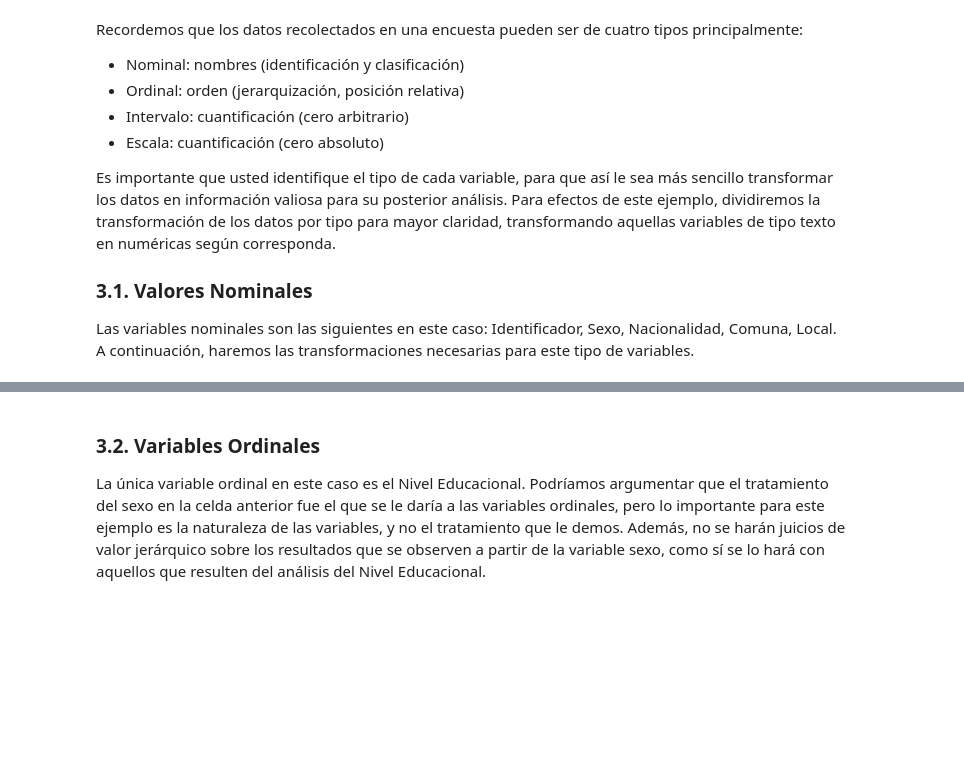
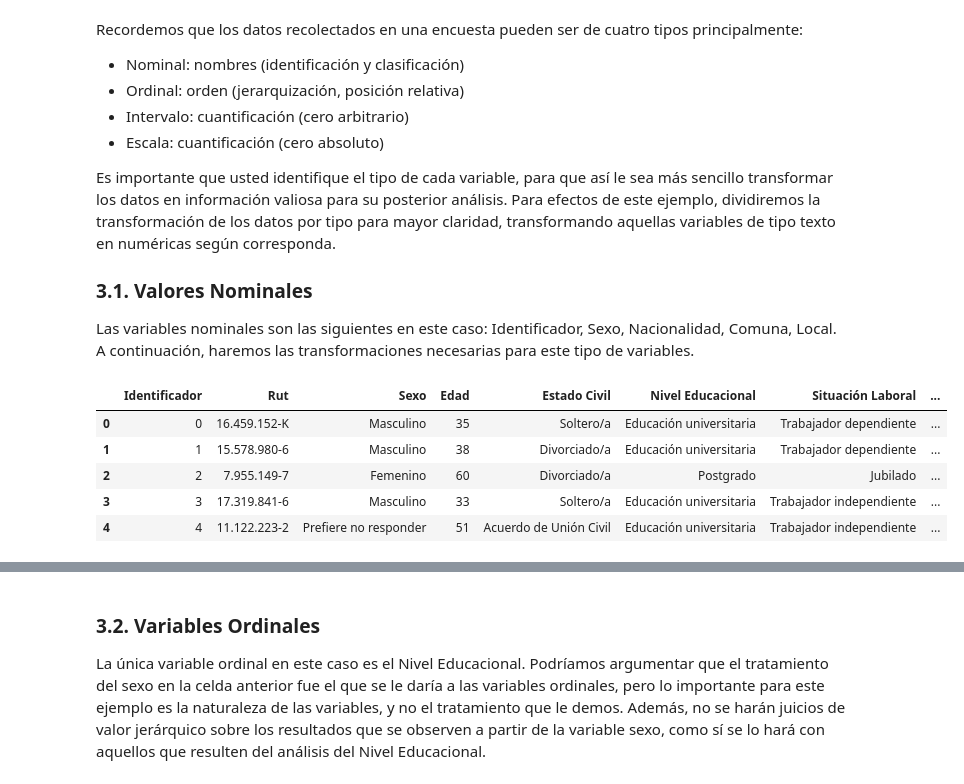
Before and after one commit to diegovalarq/Marketing-Segmentation, a Jupyter notebook: Notebook-Marketing-Segmentation.ipynb, the cells around one changed output, grey strips where cells are left out. Drawn from its saved outputs; the diff is of its cells as text; code cells hidden in the pictures; blank space fills up the shorter version.

```diff
--- a/Notebook-Marketing-Segmentation.ipynb
+++ b/Notebook-Marketing-Segmentation.ipynb
@@ -63,3 +66,5 @@ A continuación procederemos a transformar los datos, creando un dataset numéri
 # %%
 # Copying our dataset to avoid future issues
 dataset_numerico = copy.deepcopy(dataset)
+dataset_numerico_encuesta = copy.deepcopy(dataset['encuesta_propuesto'])
+dataset_numerico_metadata = copy.deepcopy(dataset['metadata_propuesto'])
@@ -105,0 +102,15 @@ dataset_numerico['Local'] = dataset_numerico['Local'].replace(mapper_local)
+# %%
+# We will create a new identifier column, that will replace the 'RUT' column, to avoid any security issues with it
+identifier_mapping = {rut: i for i, rut in enumerate(dataset_numerico_encuesta['Rut'])}
+dataset_numerico_encuesta['Identificador'] = dataset_numerico_encuesta['Rut'].replace(identifier_mapping)
+# We will rearrange the identifier column to bring it to the front.
+rearranged_columns = ['Identificador'] + [col for col in dataset_numerico_encuesta.columns if col != 'Identificador']
+dataset_numerico_encuesta = dataset_numerico_encuesta[rearranged_columns]
+dataset_numerico_encuesta.head()
+# %% [output]
+|  | Identificador | Rut | Sexo | Edad | Estado Civil | Nivel Educacional | Situación Laboral | ... |
+| 0 | 0 | 16.459.152-K | Masculino | 35 | Soltero/a | Educación universitaria | Trabajador dependiente | ... |
+| 1 | 1 | 15.578.980-6 | Masculino | 38 | Divorciado/a | Educación universitaria | Trabajador dependiente | ... |
+| 2 | 2 | 7.955.149-7 | Femenino | 60 | Divorciado/a | Postgrado | Jubilado | ... |
+| 3 | 3 | 17.319.841-6 | Masculino | 33 | Soltero/a | Educación universitaria | Trabajador independiente | ... |
+| 4 | 4 | 11.122.223-2 | Prefiere no responder | 51 | Acuerdo de Unión Civil | Educación universitaria | Trabajador independiente | ... |
```
Also changed, not shown: parts of 40 cells of this notebook, 4 other files.
